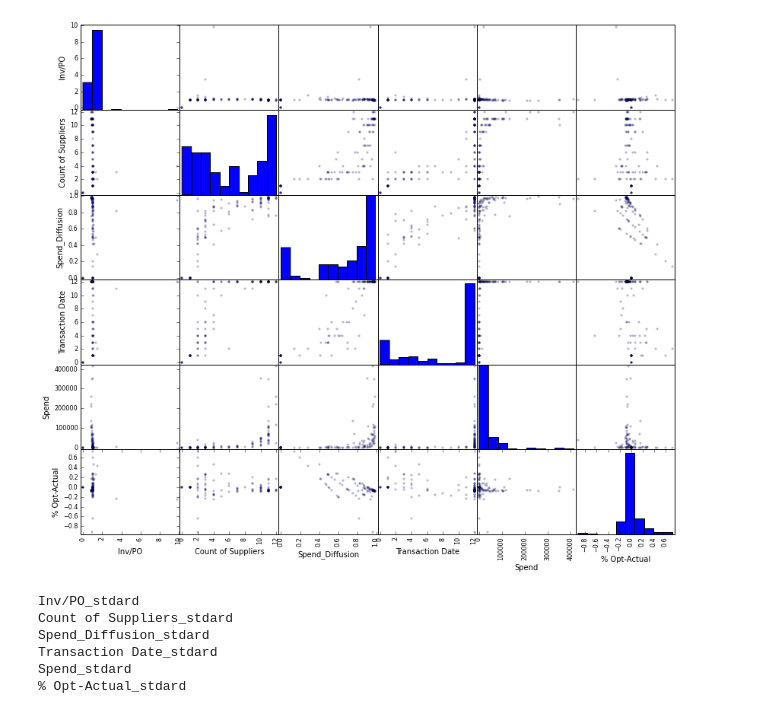
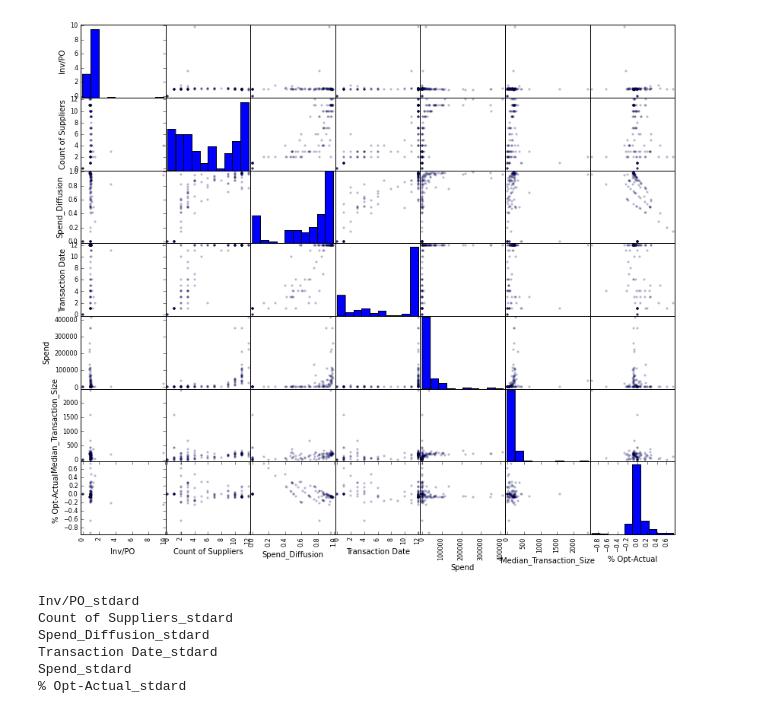
Before and after one commit to agcinsf/Department-Clustering, a Jupyter notebook: USF Clustering Example.ipynb, the cells around one changed output. Drawn from its saved outputs; the diff is of its cells as text; code cells hidden in the pictures.

Commit message:
Created median transaction size feature

```diff
--- a/USF Clustering Example.ipynb
+++ b/USF Clustering Example.ipynb
@@ -55,6 +57,9 @@ PO_by_Inv = PO_by_Inv.drop(['# of Invoices','# of POs'],1)
 #Filter out the outliers and change them to a "cutoff"
 PO_by_Inv['Inv/PO'][PO_by_Inv['Inv/PO'] > cutoff] = cutoff
 
+#Create the median transaction size feature
+Median_Transaction_Size = pd.pivot_table(df_filtered, index=['Campus',Org_Level], values=['Spend'], aggfunc=np.median, fill_value=0)
+Median_Transaction_Size = Median_Transaction_Size.rename(columns={'Spend':'Median_Transaction_Size'})
 
 #Create the supplier count feature
 Count_Supplier= DataFrame(pd.pivot_table(df_filtered, index=['Campus',Org_Level],values='Supplier Normalized Name',aggfunc=lambda x: len(x.unique())))
@@ -80,35 +85,36 @@ Count_Months = pd.DataFrame(dept_time.groupby(['Campus',Org_Level]).count()['Tra
 #Merge all the features into the Department_Analysis Frame (Un-comment to run these)
 Department_Analysis = pd.merge(Spend_per_Supplier,PO_by_Inv,left_index=True, right_index=True,how='left')
 Department_Analysis = pd.merge(Department_Analysis,Count_Supplier,left_index=True, right_index=True,how='left')
 Department_Analysis = pd.merge(Department_Analysis,Spend_Diffusion,left_index=True, right_index=True,how='left').fillna(0)
 Department_Analysis = pd.merge(Department_Analysis,Count_Months,left_index=True, right_index=True,how='left').fillna(0)
 Department_Analysis = pd.merge(Department_Analysis,avg_monthly,left_index=True, right_index=True,how='left').fillna(0)
+Department_Analysis = pd.merge(Department_Analysis,Median_Transaction_Size,left_index=True,right_index=True,how='left')
 
 #For some reason 1/Department_Analysis['Count of Suppliers'] didn't work so I created column of all 1
 Department_Analysis['one']=1
 Department_Analysis['Optimal Diffusion']= Department_Analysis['one']-(Department_Analysis['one']/Department_Analysis['Count of Suppliers'])
 Department_Analysis['% Opt-Actual']=(Department_Analysis['Optimal Diffusion']-Department_Analysis['Spend_Diffusion'])/Department_Analysis['Optimal Diffusion']
 Department_Analysis['% Opt-Actual']=Department_Analysis['% Opt-Actual'].fillna(0)
 Department_Analysis[Department_Analysis['Spend_Diffusion']== -np.inf] = 0
 Department_Analysis[Department_Analysis['% Opt-Actual']== -np.inf] = 0
 
 del Department_Analysis['one']
 del Department_Analysis['Optimal Diffusion']
 
 #Calculate the number of non-Supplier Spend dimensions
 NonSupplier_Features = len(Department_Analysis.columns) - N_Suppliers
 
 #Create a scatterplot matrix to analyze the features
-scatter_matrix(Dept_Analysis_Features, alpha=0.2, figsize=(14, 12))
+scatter_matrix(Department_Analysis.ix[:,-NonSupplier_Features:], alpha=0.2, figsize=(14, 12))
 
 #This is a standardization of each columnwise data element by subtracting the column mean and dividing by the column standard deviation.
 for col in Department_Analysis.columns:
     Department_Analysis[col + '_stdard'] = (Department_Analysis[col] - Department_Analysis[col].mean()) / Department_Analysis[col].std()
 
 #Useful Variable
 Dept_Analysis_Features = Department_Analysis.ix[:,-NonSupplier_Features:]
 # %% [output]
-[figure, old version]
+[figure, new version]
 # %%
 for i in Dept_Analysis_Features.columns:print(i)
 # %% [output]
```
Also changed, not shown: parts of 1 cell of this notebook.
